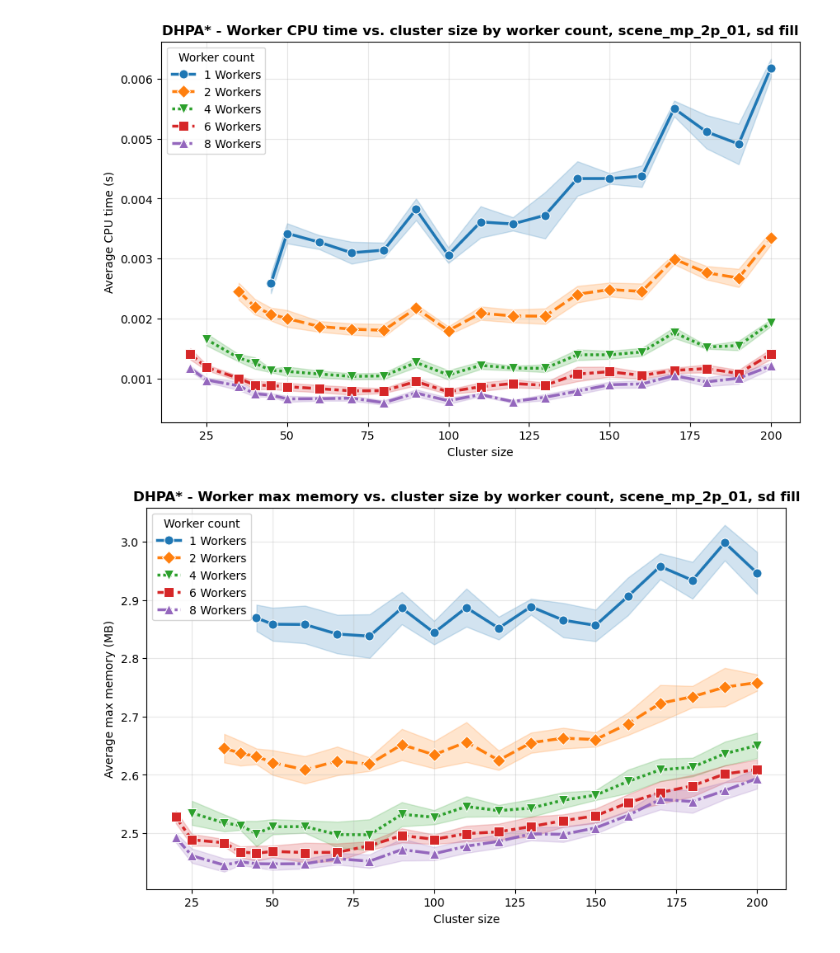
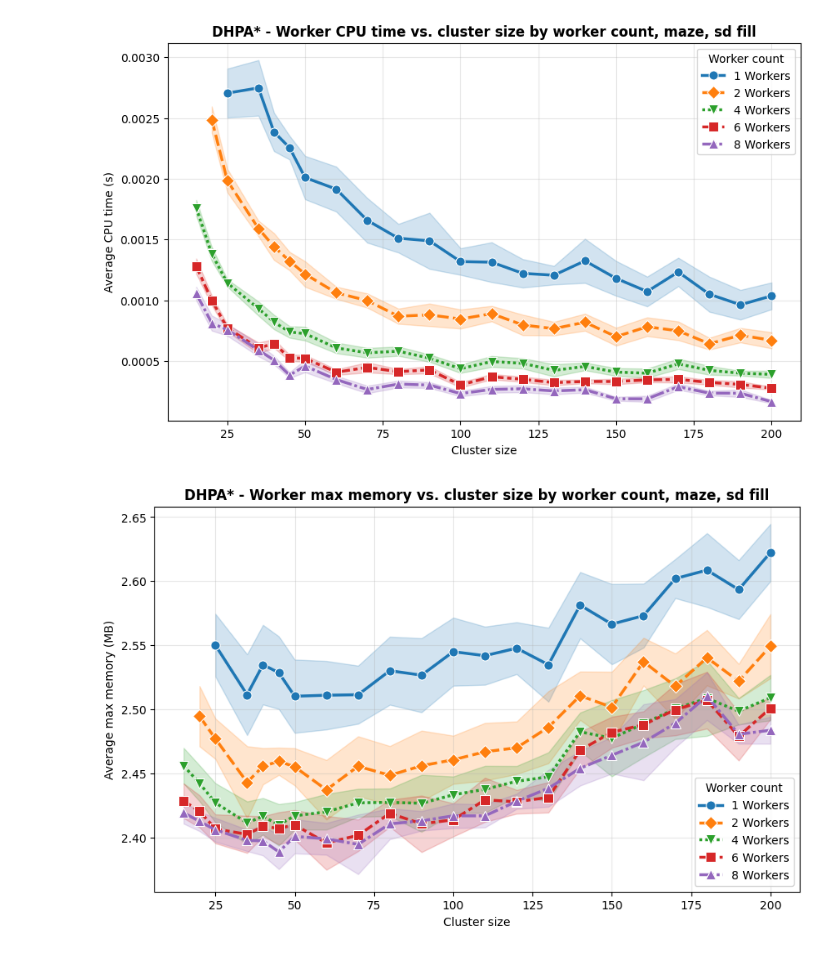
Before and after one commit to Efnilite/distributed-hpa-star, a Jupyter notebook: analysis/analyze_cs.ipynb, the cells around one changed output. Saved outputs shown, nothing was run; the diff lists cells and outputs as text; code cells hidden in the pictures.

```diff
--- a/analysis/analyze_cs.ipynb
+++ b/analysis/analyze_cs.ipynb
@@ -53,34 +53,34 @@ sns.lineplot(
     errorbar='sd',  # <--- Automatically computes and adds the standard deviation fill
     ax=ax1
 )
-ax1.set_title('DHPA* - Worker CPU time vs. cluster size by worker count, scene_mp_2p_01, sd fill', fontsize=12, fontweight='bold')
+ax1.set_title('DHPA* - Worker CPU time vs. cluster size by worker count, maze, sd fill', fontsize=12, fontweight='bold')
 ax1.set_xlabel('Cluster size')
 ax1.set_ylabel('Average CPU time (s)')
 ax1.legend(title="Worker count")
 ax1.grid(True, alpha=0.3)
 plt.show()
 
 # Figure 2: Max Worker Memory vs Cluster Size with SD fill
 fig2, ax2 = plt.subplots(figsize=(10, 6))
 sns.lineplot(
     data=df_mem,
     x="cluster_size",
     y="max_worker_mem_mb",
     hue="workers_size",
     style="workers_size",
     markers=['o', 'D', 'v', 's', '^'],
     markersize=8,
     palette="tab10",
     linewidth=2.5,
     errorbar='sd',  # <--- Automatically computes and adds the standard deviation fill
     ax=ax2
 )
-ax2.set_title('DHPA* - Worker max memory vs. cluster size by worker count, scene_mp_2p_01, sd fill', fontsize=12, fontweight='bold')
+ax2.set_title('DHPA* - Worker max memory vs. cluster size by worker count, maze, sd fill', fontsize=12, fontweight='bold')
 ax2.set_xlabel('Cluster size')
 ax2.set_ylabel('Average max memory (MB)')
 ax2.legend(title="Worker count")
 ax2.grid(True, alpha=0.3)
 plt.show()
 # %% [output]
-[figure, old version]
+[figure, new version]
-[figure, old version]
+[figure, new version]
```
Also changed, not shown: parts of 3 cells of this notebook, 8 other files.
